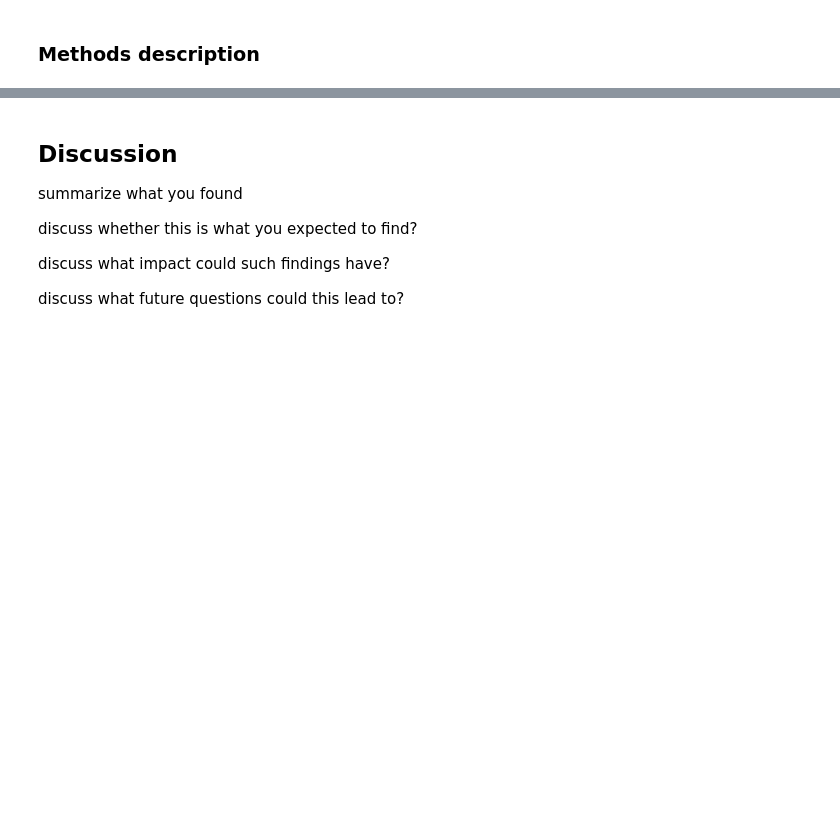
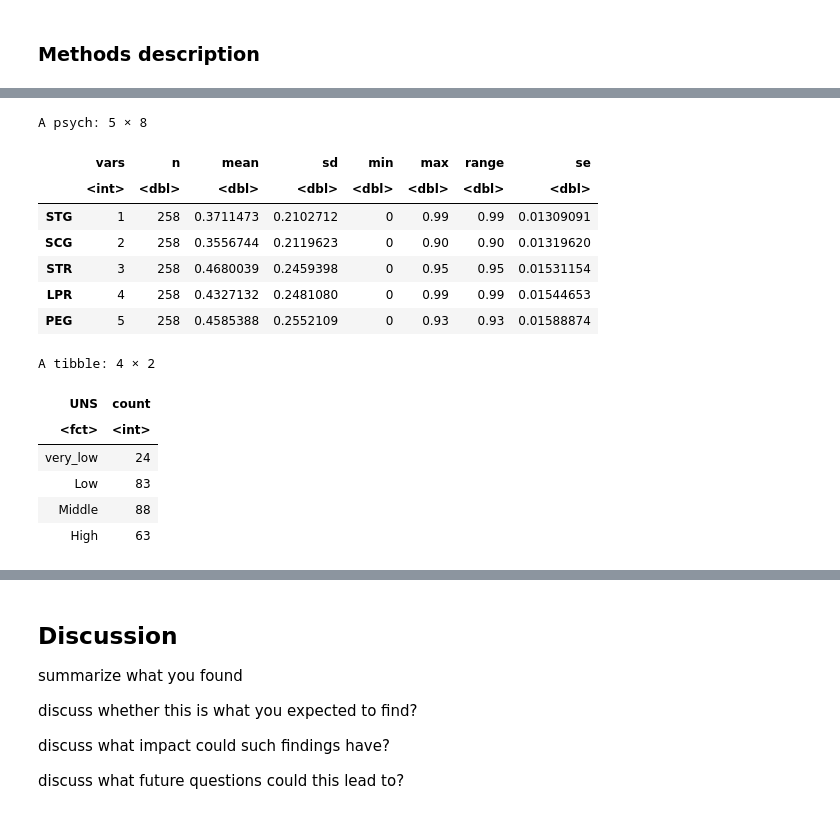
Before and after one commit to fyang1419/Group-56-Project, a Jupyter notebook: Project Report.ipynb, the cells around one changed output, grey strips where cells are left out. Cells and saved outputs as stored; diff of their text form; code cells hidden in the pictures; blank space fills up the shorter version.

```diff
--- a/Project Report.ipynb
+++ b/Project Report.ipynb
@@ -44,0 +144,24 @@ We will build predictive models through the K-nearest neighbor classification al
+# %%
+summary_pred_train <- describe(train_data[-6], fast=TRUE)
+summary_pred_train
+
+UNS_count <- train_data |>
+group_by(UNS) |>
+    summarise(count = n())
+UNS_count
+# %% [output]
+A psych: 5 × 8
+|  | vars | n | mean | sd | min | max | range | se |
+|  | <int> | <dbl> | <dbl> | <dbl> | <dbl> | <dbl> | <dbl> | <dbl> |
+| STG | 1 | 258 | 0.3711473 | 0.2102712 | 0 | 0.99 | 0.99 | 0.01309091 |
+| SCG | 2 | 258 | 0.3556744 | 0.2119623 | 0 | 0.90 | 0.90 | 0.01319620 |
+| STR | 3 | 258 | 0.4680039 | 0.2459398 | 0 | 0.95 | 0.95 | 0.01531154 |
+| LPR | 4 | 258 | 0.4327132 | 0.2481080 | 0 | 0.99 | 0.99 | 0.01544653 |
+| PEG | 5 | 258 | 0.4585388 | 0.2552109 | 0 | 0.93 | 0.93 | 0.01588874 |
+A tibble: 4 × 2
+| UNS | count |
+| <fct> | <int> |
+| very_low | 24 |
+| Low | 83 |
+| Middle | 88 |
+| High | 63 |
```
Also changed, not shown: parts of 11 cells of this notebook, 1 other file.
